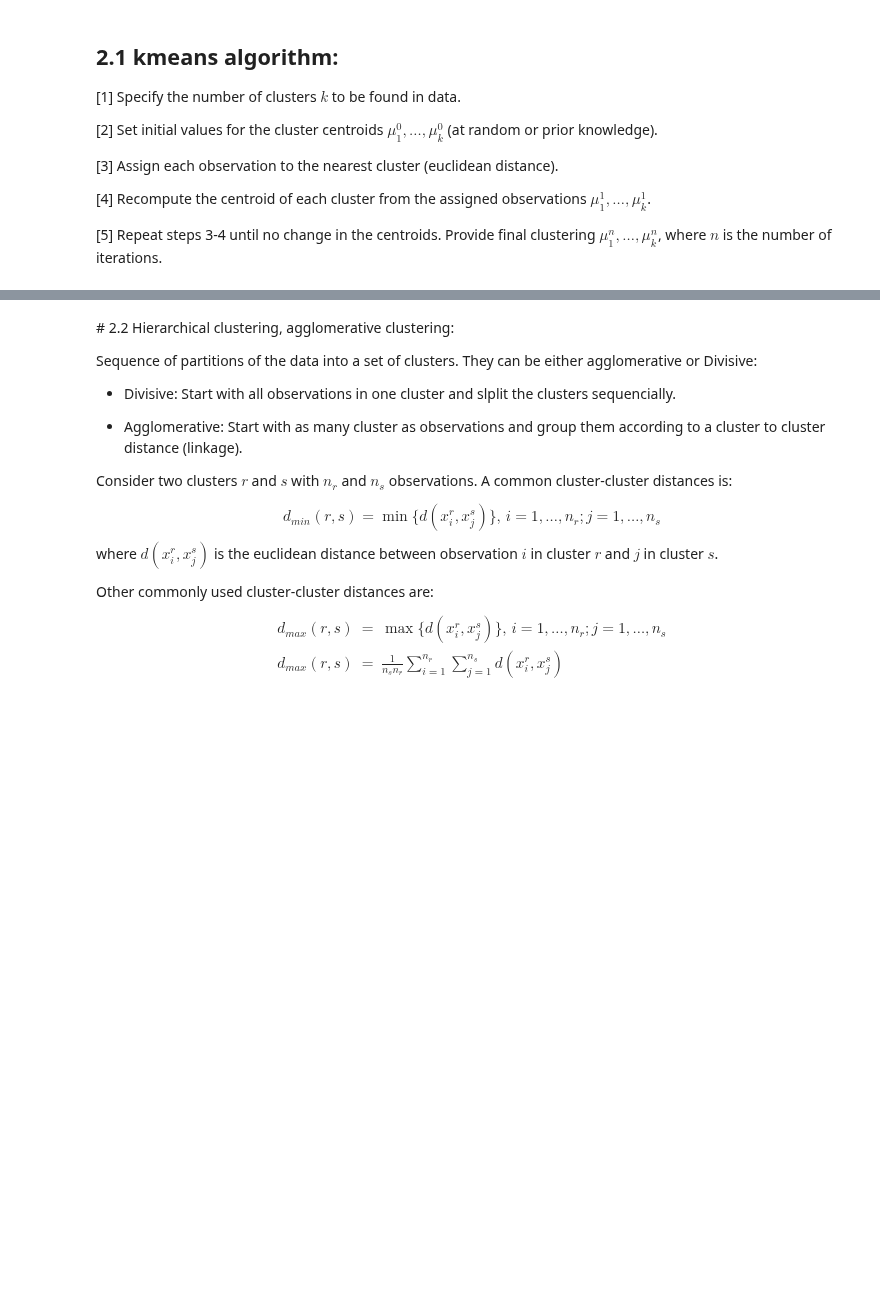
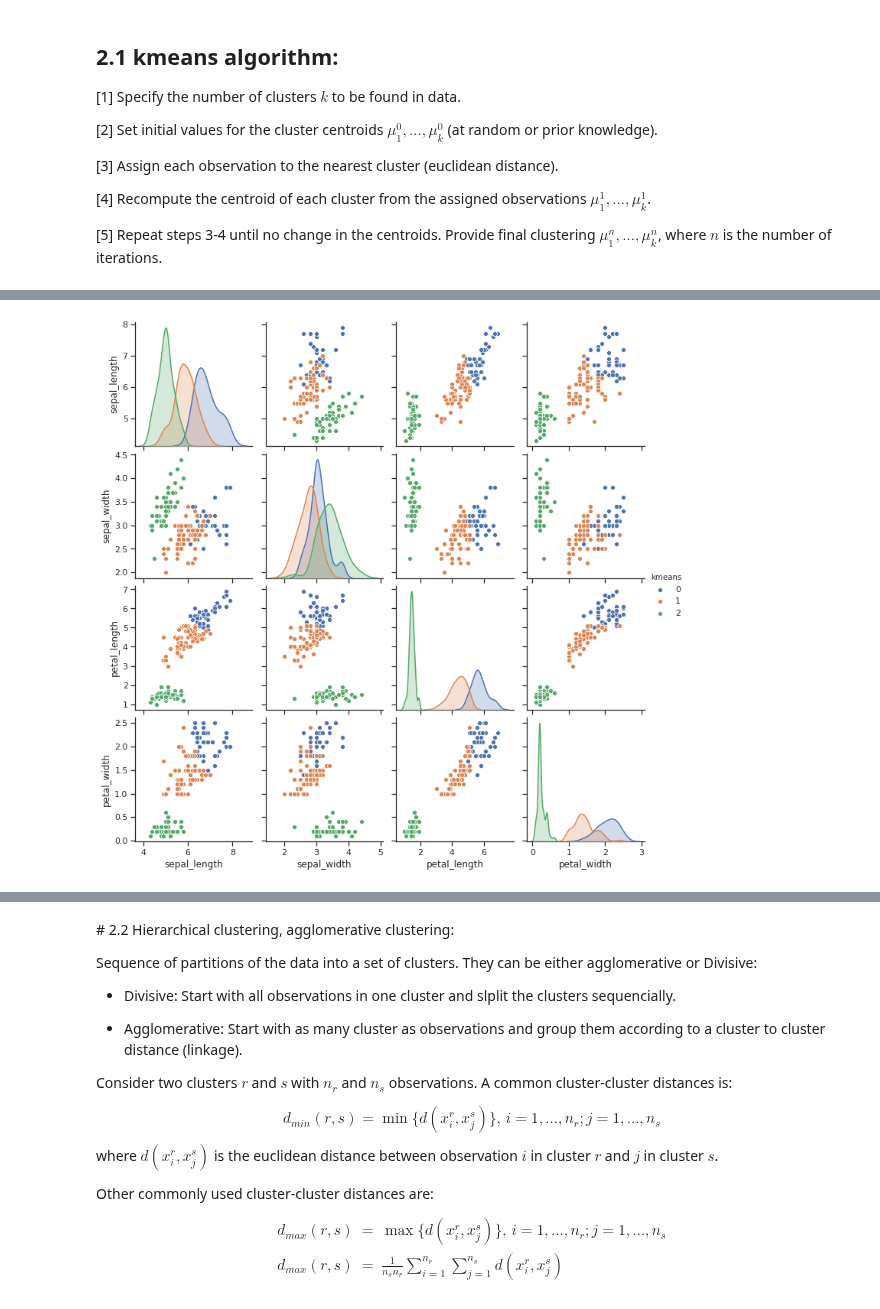
Before and after one commit to raulbenitez/postgrau_IML_exploratory, a Jupyter notebook: Clustering algorithms.ipynb, the cells around one changed output, grey strips where cells are left out. Drawn from its saved outputs; the diff is of its cells as text; code cells hidden in the pictures; blank space fills up the shorter version.

```diff
--- a/Clustering algorithms.ipynb
+++ b/Clustering algorithms.ipynb
@@ -17,0 +32,9 @@ Unsupervised algorithms that group data observations in clusters that share some
+# %%
+from sklearn.cluster import KMeans
+group = KMeans(n_clusters=3).fit_predict(X)
+
+iris_grouped = iris
+iris_grouped['kmeans'] = group
+g = sns.pairplot(iris_grouped, hue="kmeans")
+# %% [output]
+[figure, added]
```
Also changed, not shown: parts of 12 cells of this notebook.
